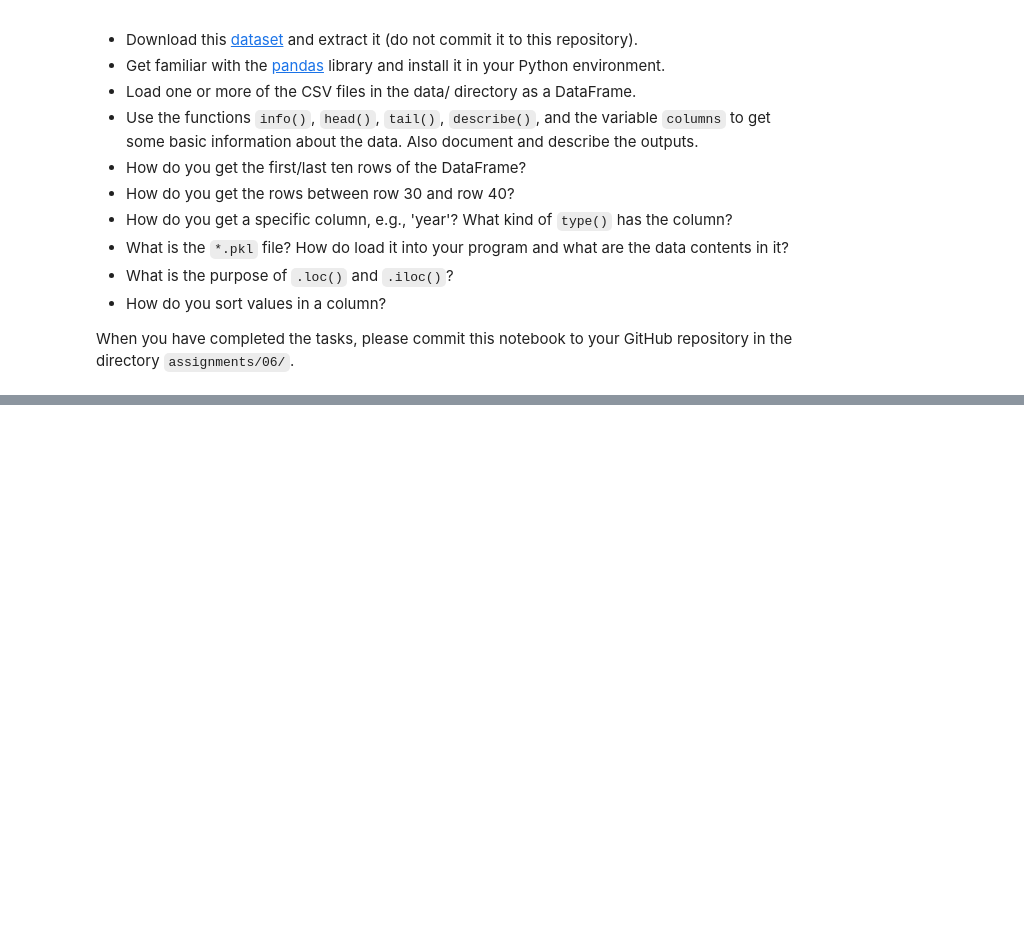
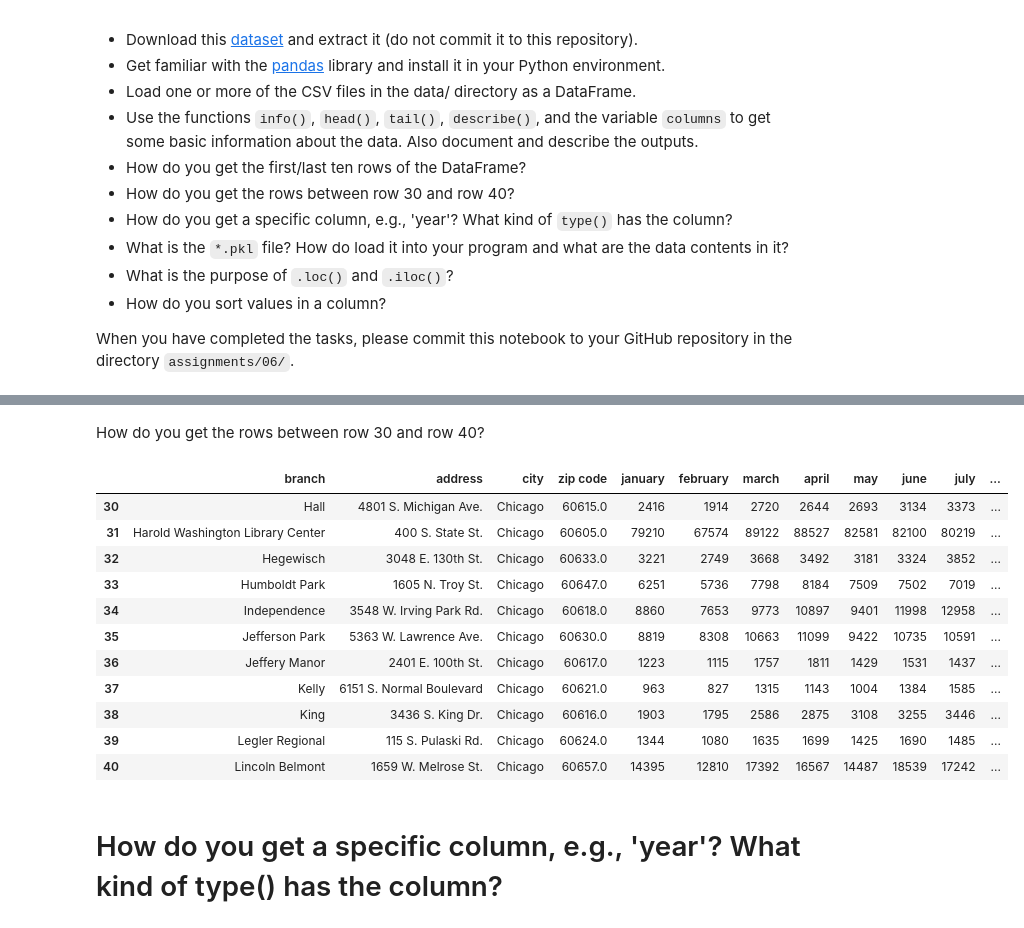
Before and after one commit to irgroup-classrooms/individual-assignments-vacast, a Jupyter notebook: assignments/06/06_python_intro.ipynb, the cells around one changed output, grey strips where cells are left out. Saved outputs shown, nothing was run; the diff lists cells and outputs as text; code cells hidden in the pictures; blank space fills up the shorter version.

```diff
--- a/assignments/06/06_python_intro.ipynb
+++ b/assignments/06/06_python_intro.ipynb
@@ -595,0 +493,4 @@ Troubleshooting Tips:
+# %%
+import pandas as pd
+df22 = pd.read_csv("data/2022_circ.csv")
+df11 = pd.read_csv("data/2011_circ.csv")
@@ -595,0 +608,23 @@ Troubleshooting Tips:
+# %% [markdown]
+How do you get the rows between row 30 and row 40?
+# %%
+#Zeilen von 30 bis 40 bei 2022_circ.csv
+df22.iloc[30:41]
+
+#Zeilen von 30 bis 40 bei 2011_circ.csv
+df11.iloc[30:41]
+# %% [output]
+|  | branch | address | city | zip code | january | february | march | april | may | june | july | ... |
+| 30 | Hall | 4801 S. Michigan Ave. | Chicago | 60615.0 | 2416 | 1914 | 2720 | 2644 | 2693 | 3134 | 3373 | ... |
+| 31 | Harold Washington Library Center | 400 S. State St. | Chicago | 60605.0 | 79210 | 67574 | 89122 | 88527 | 82581 | 82100 | 80219 | ... |
+| 32 | Hegewisch | 3048 E. 130th St. | Chicago | 60633.0 | 3221 | 2749 | 3668 | 3492 | 3181 | 3324 | 3852 | ... |
+| 33 | Humboldt Park | 1605 N. Troy St. | Chicago | 60647.0 | 6251 | 5736 | 7798 | 8184 | 7509 | 7502 | 7019 | ... |
+| 34 | Independence | 3548 W. Irving Park Rd. | Chicago | 60618.0 | 8860 | 7653 | 9773 | 10897 | 9401 | 11998 | 12958 | ... |
+| 35 | Jefferson Park | 5363 W. Lawrence Ave. | Chicago | 60630.0 | 8819 | 8308 | 10663 | 11099 | 9422 | 10735 | 10591 | ... |
+| 36 | Jeffery Manor | 2401 E. 100th St. | Chicago | 60617.0 | 1223 | 1115 | 1757 | 1811 | 1429 | 1531 | 1437 | ... |
+| 37 | Kelly | 6151 S. Normal Boulevard | Chicago | 60621.0 | 963 | 827 | 1315 | 1143 | 1004 | 1384 | 1585 | ... |
+| 38 | King | 3436 S. King Dr. | Chicago | 60616.0 | 1903 | 1795 | 2586 | 2875 | 3108 | 3255 | 3446 | ... |
+| 39 | Legler Regional | 115 S. Pulaski Rd. | Chicago | 60624.0 | 1344 | 1080 | 1635 | 1699 | 1425 | 1690 | 1485 | ... |
+| 40 | Lincoln Belmont | 1659 W. Melrose St. | Chicago | 60657.0 | 14395 | 12810 | 17392 | 16567 | 14487 | 18539 | 17242 | ... |
+# %% [markdown]
+# How do you get a specific column, e.g., 'year'? What kind of type() has the column?
```
Also changed, not shown: parts of 51 cells of this notebook, 3 other files.
